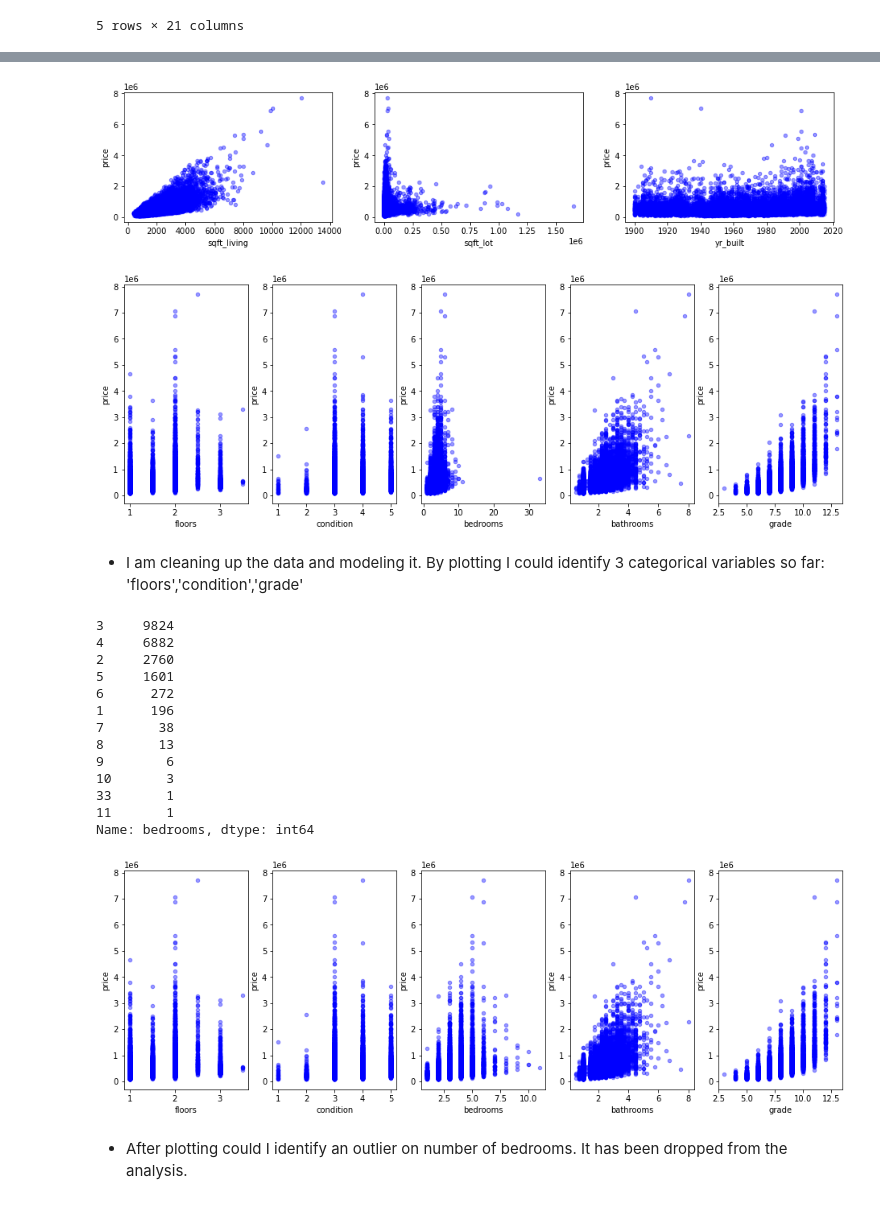
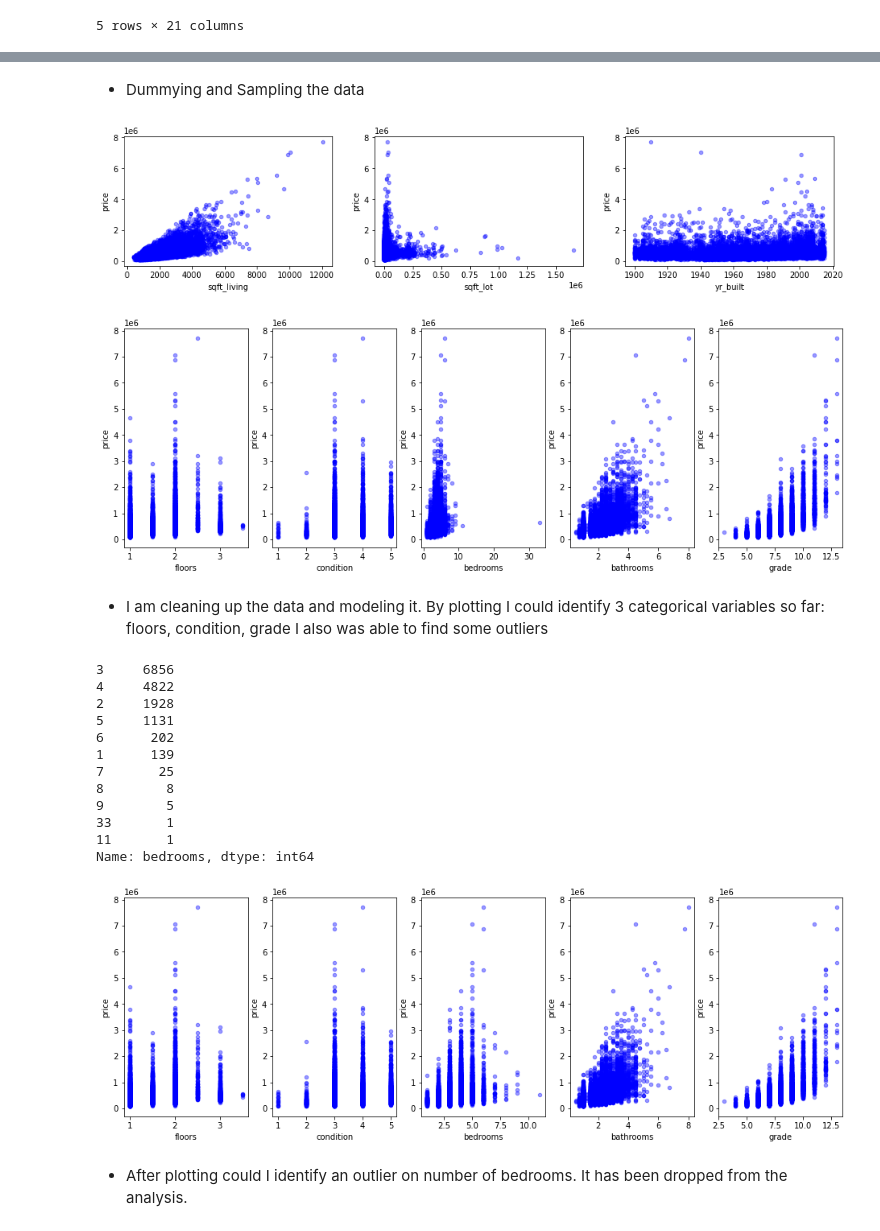
Before and after one commit to lddrasler/Housing-Prices-Prediction-Project, a Jupyter notebook: student.ipynb, the cells around one changed output, grey strips where cells are left out. Saved outputs shown, nothing was run; the diff lists cells and outputs as text; code cells hidden in the pictures.

```diff
--- a/student.ipynb
+++ b/student.ipynb
@@ -101,0 +79,9 @@ memory usage: 1.8 MB
+# %%
+sample_size = data.sample(frac=.3,random_state=1)
+t_data= data.drop(sample_size.index)
+# %%
+water = pd.get_dummies(t_data.waterfront,prefix='water',drop_first=True)
+# %%
+t_data['water'] = water
+t_data.drop(labels='waterfront', axis=1,inplace=True)
+t_data
@@ -102,37 +102,39 @@ memory usage: 1.8 MB
+# %% [markdown]
+* Dummying and Sampling the data
 # %%
-import matplotlib.pyplot as plt
-%matplotlib inline
-
 fig, axes = plt.subplots(nrows=1,ncols=3, figsize=(16,3))
 
-for xcol, ax in zip(['sqft_living', 'sqft_lot', 'yr_built'], axes):
-    data.plot(kind='scatter', x=xcol, y='price', ax=ax, alpha=0.4, color='b')
+for xcol, ax in zip([
+    'sqft_living', 'sqft_lot', 'yr_built'], axes):
+    t_data.plot(
+        kind='scatter', x=xcol, y='price',ax=ax, alpha=0.4, color='b')
 # %% [output]
-[figure, old version]
+[figure, new version]
 # %%
 fig, axes = plt.subplots(nrows=1,ncols=5, figsize=(16,5))
 
-for xcol, ax in zip(['floors', 'condition', 'bedrooms', 'bathrooms','grade'], axes):
-    data.plot(kind='scatter', x=xcol, y='price', ax=ax, alpha=0.4, color='b')
+for xcol, ax in zip([
+    'floors', 'condition', 'bedrooms', 'bathrooms','grade'], axes):
+    t_data.plot(
+        kind='scatter', x=xcol, y='price', ax=ax, alpha=0.4, color='b')
 # %% [output]
-[figure, old version]
+[figure, new version]
 # %% [markdown]
 * I am cleaning up the data and modeling it.
-By plotting I could identify 3 categorical variables so far:
-'floors','condition','grade'
+By plotting I could identify 3 categorical variables so far: floors, condition, grade
+I also was able to find some outliers
 # %%
-data.bedrooms.value_counts()
+t_data.bedrooms.value_counts()
 # %% [output]
-3     9824
-4     6882
-2     2760
-5     1601
-6      272
-1      196
-7       38
-8       13
-9        6
-10       3
+3     6856
+4     4822
+2     1928
+5     1131
+6      202
+1      139
+7       25
+8        8
+9        5
 33       1
 11       1
 Name: bedrooms, dtype: int64
@@ -141,10 +143,13 @@ data = data.drop(data[data.bedrooms==33].index)
 # %%
 fig, axes = plt.subplots(nrows=1,ncols=5, figsize=(16,5))
 
-for xcol, ax in zip(['floors', 'condition', 'bedrooms', 'bathrooms','grade'], axes):
-    data.plot(kind='scatter', x=xcol, y='price', ax=ax, alpha=0.4, color='b')
+for xcol, ax in zip([
+    'floors', 'condition', 'bedrooms','bathrooms','grade'
+], axes):
+    t_data.plot(kind='scatter', x=xcol, y='price', ax=ax,
+                alpha=0.4, color='b')
 # %% [output]
-[figure, old version]
+[figure, new version]
 # %% [markdown]
 * After plotting could I identify an outlier on number of bedrooms. It has been dropped from the analysis.
 # %%
```
Also changed, not shown: parts of 14 cells of this notebook.
